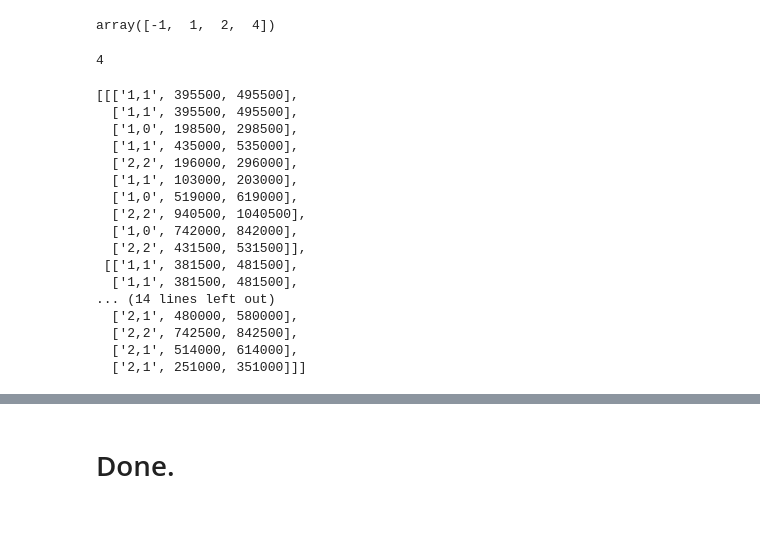
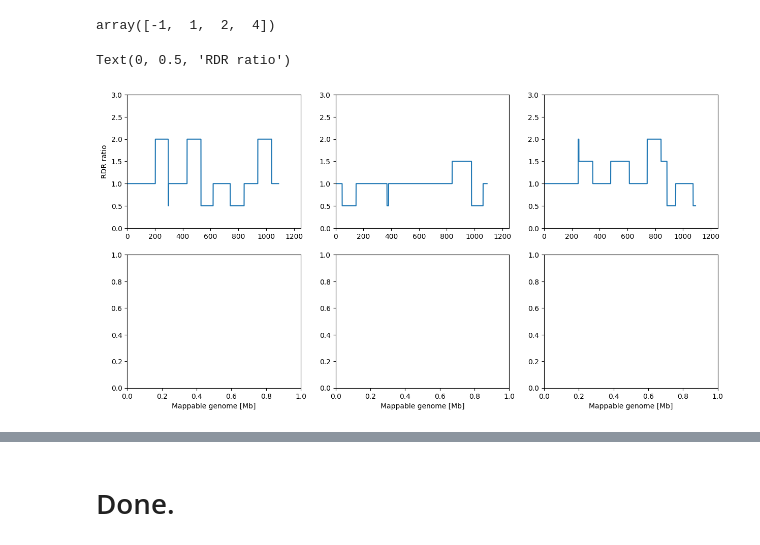
Before and after one commit to michaelJwilson/cnaster, a Jupyter notebook: docs/nb/validate_cnas.ipynb, the cells around one changed output, grey strips where cells are left out. Cells and saved outputs as stored; diff of their text form; code cells hidden in the pictures; blank space fills up the shorter version.

```diff
--- a/docs/nb/validate_cnas.ipynb
+++ b/docs/nb/validate_cnas.ipynb
@@ -67,34 +68,24 @@ clone_ids = np.unique(df["clone"])
 clone_ids
 # %% [output]
 array([-1,  1,  2,  4])
-# %%
-clones = get_clones(config)
-len(clones)
-# %% [output]
-4
-# %%
-cnas = get_cnas(config, clone_ids)
-cnas
-# %% [output]
-[[['1,1', 395500, 495500],
-  ['1,1', 395500, 495500],
-  ['1,0', 198500, 298500],
-  ['1,1', 435000, 535000],
-  ['2,2', 196000, 296000],
-  ['1,1', 103000, 203000],
-  ['1,0', 519000, 619000],
-  ['2,2', 940500, 1040500],
-  ['1,0', 742000, 842000],
-  ['2,2', 431500, 531500]],
- [['1,1', 381500, 481500],
-  ['1,1', 381500, 481500],
-... (14 lines left out)
-  ['2,1', 480000, 580000],
-  ['2,2', 742500, 842500],
-  ['2,1', 514000, 614000],
-  ['2,1', 251000, 351000]]]
+# %%
+cnas_per_clone = get_cnas(config, clone_ids)
 # %%
 num_segments = config.mappable_genome_kbp // config.segment_size_kbp
+segments_mb = (config.segment_size_kbp / 1.0e3) * np.arange(num_segments)
 
-segments = config.segment_size_kbp * np.arange(num_segments) / 1.0e3
-rdrs, bafs = construct_frac_cnas(num_segments, config.segment_size_kbp, 1.0, cnas[0])
+fig, axes = plt.subplots(2, len(cnas_per_clone), figsize=(15, 7.5))
+
+for ii, cnas in enumerate(cnas_per_clone):
+    rdrs, bafs = construct_frac_cnas(num_segments, config.segment_size_kbp, 1.0, cnas)
+
+    axes[0, ii].plot(segments_mb, rdrs)
+    axes[1, ii].set_xlabel("Mappable genome [Mb]")
+
+    axes[0, ii].set_xlim(0.0, 1.25e3)
+    axes[0, ii].set_ylim(0.0, 3.0)
+
+axes[0, 0].set_ylabel("RDR ratio")
+# %% [output]
+Text(0, 0.5, 'RDR ratio')
+[figure, added]
```
Also changed, not shown: parts of 3 cells of this notebook, 2 other files.
